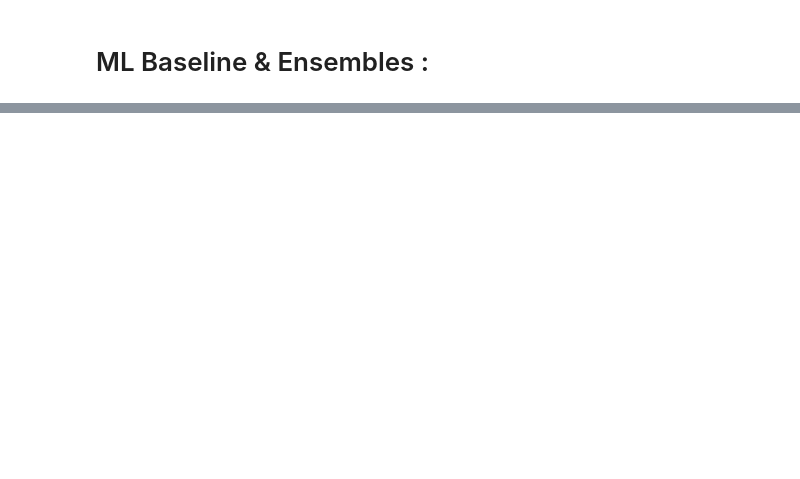
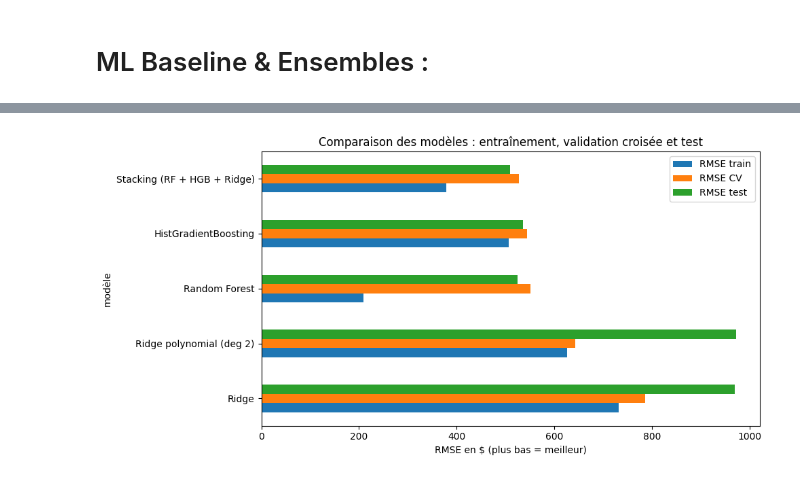
Before and after one commit to aminebadi3/PROJET-AAA, a Jupyter notebook: MLPRO.ipynb, the cells around one changed output, grey strips where cells are left out. Cells and saved outputs as stored; diff of their text form; code cells hidden in the pictures; blank space fills up the shorter version.

```diff
--- a/MLPRO.ipynb
+++ b/MLPRO.ipynb
@@ -151,0 +306,13 @@ Commentaire : x,y,z et carat -> correlation forte car ils décrivent tous la tai
+# %%
+df["volume"] = df["x"] * df["y"] * df["z"]
+df["xy_ratio"] = df["x"] / df["y"]
+
+cat_cols = ["cut", "color", "clarity"]
+orders = [cut_order, color_order, clarity_order]
+X_all = df.drop(columns="price")
+y_all = df["price"]
+num_cols = [c for c in X_all.columns if c not in cat_cols]
+
+X_tr, X_te, y_tr, y_te = train_test_split(X_all, y_all, test_size=0.2, random_state=42)
+cv = KFold(n_splits=5, shuffle=True, random_state=42)
+print(f"Entraînement : {len(X_tr)} lignes | test : {len(X_te)} lignes")
@@ -151,0 +354,13 @@ Commentaire : x,y,z et carat -> correlation forte car ils décrivent tous la tai
+# %%
+scoring = {"RMSE": "neg_root_mean_squared_error", "MAE": "neg_mean_absolute_error", "R2": "r2"}
+lignes = []
+for nom, modele in modeles.items():
+    r = cross_validate(modele, X_tr, y_tr, cv=cv, scoring=scoring, return_train_score=True)
+    lignes.append({"modèle": nom,
+                   "RMSE train": -r["train_RMSE"].mean(),
+                   "RMSE CV": -r["test_RMSE"].mean(),
+                   "écart-type RMSE CV": r["test_RMSE"].std(),
+                   "MAE CV": -r["test_MAE"].mean(),
+                   "R2 CV": r["test_R2"].mean()})
+resultats_cv = pd.DataFrame(lignes).set_index("modèle").round(3)
+resultats_cv
@@ -151,0 +378,12 @@ Commentaire : x,y,z et carat -> correlation forte car ils décrivent tous la tai
+# %%
+lignes = []
+for nom, modele in modeles.items():
+    modele.fit(X_tr, y_tr)
+    pred = modele.predict(X_te)
+    lignes.append({"modèle": nom,
+                   "RMSE test": root_mean_squared_error(y_te, pred),
+                   "MAE test": mean_absolute_error(y_te, pred),
+                   "R2 test": r2_score(y_te, pred)})
+resultats_test = pd.DataFrame(lignes).set_index("modèle").round(3)
+resultats = resultats_cv.join(resultats_test)
+resultats
@@ -151,0 +399,9 @@ Commentaire : x,y,z et carat -> correlation forte car ils décrivent tous la tai
+# %%
+a_tracer = resultats.drop(index="Dummy (référence)")[["RMSE train", "RMSE CV", "RMSE test"]]
+a_tracer.plot.barh(figsize=(10, 5))
+plt.xlabel("RMSE en $ (plus bas = meilleur)")
+plt.title("Comparaison des modèles : entraînement, validation croisée et test")
+plt.tight_layout()
+plt.show()
+# %% [output]
+[figure, added]
```
Also changed, not shown: parts of 29 cells of this notebook.
